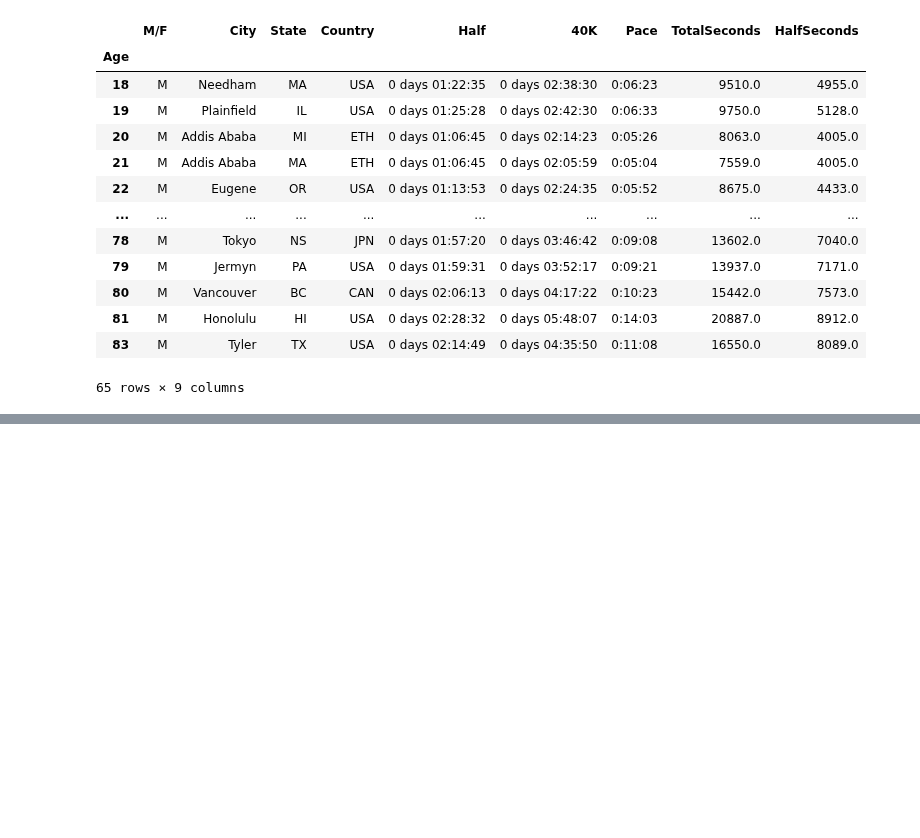
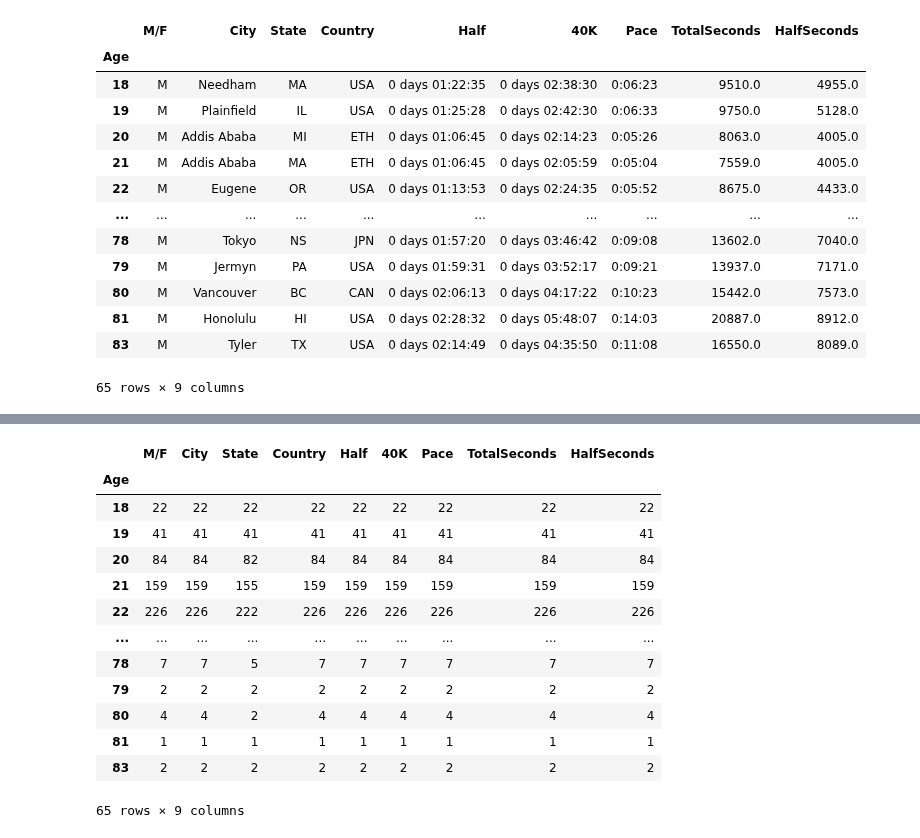
Before and after one commit to Byienio/Pandas_pg, a Jupyter notebook: GroupData.ipynb, the cells around one changed output, grey strips where cells are left out. Cells and saved outputs as stored; diff of their text form; code cells hidden in the pictures; blank space fills up the shorter version.

Commit message:
Data aggregation

```diff
--- a/GroupData.ipynb
+++ b/GroupData.ipynb
@@ -201,0 +204,10 @@ group_age.first()
+# %%
+df = pd.read_csv('data/data/marathon_results_2016.csv', index_col='Bib',
+usecols=['Bib','40K','Half','Pace','Age','M/F','Country',
+'State','City'])
+df = df[(df['40K'] != '-') & (df['Half'] != '-')]
+df['40K'] = df['40K'].apply(pd.to_timedelta)
+df['Half'] = df['Half'].apply(pd.to_timedelta)
+df['TotalSeconds'] = df['40K'].apply(lambda x: timedelta.total_seconds(x))
+df['HalfSeconds'] = df['Half'].apply(lambda x: timedelta.total_seconds(x))
+df.head()
@@ -201,0 +255,19 @@ group_age.first()
+# %%
+group_age = df.groupby('Age')
+# %%
+group_age.count()
+# %% [output]
+|  | M/F | City | State | Country | Half | 40K | Pace | TotalSeconds | HalfSeconds |
+| Age |  |  |  |  |  |  |  |  |  |
+| 18 | 22 | 22 | 22 | 22 | 22 | 22 | 22 | 22 | 22 |
+| 19 | 41 | 41 | 41 | 41 | 41 | 41 | 41 | 41 | 41 |
+| 20 | 84 | 84 | 82 | 84 | 84 | 84 | 84 | 84 | 84 |
+| 21 | 159 | 159 | 155 | 159 | 159 | 159 | 159 | 159 | 159 |
+| 22 | 226 | 226 | 222 | 226 | 226 | 226 | 226 | 226 | 226 |
+| ... | ... | ... | ... | ... | ... | ... | ... | ... | ... |
+| 78 | 7 | 7 | 5 | 7 | 7 | 7 | 7 | 7 | 7 |
+| 79 | 2 | 2 | 2 | 2 | 2 | 2 | 2 | 2 | 2 |
+| 80 | 4 | 4 | 2 | 4 | 4 | 4 | 4 | 4 | 4 |
+| 81 | 1 | 1 | 1 | 1 | 1 | 1 | 1 | 1 | 1 |
+| 83 | 2 | 2 | 2 | 2 | 2 | 2 | 2 | 2 | 2 |
+65 rows × 9 columns
```
Also changed, not shown: parts of 6 cells of this notebook.
